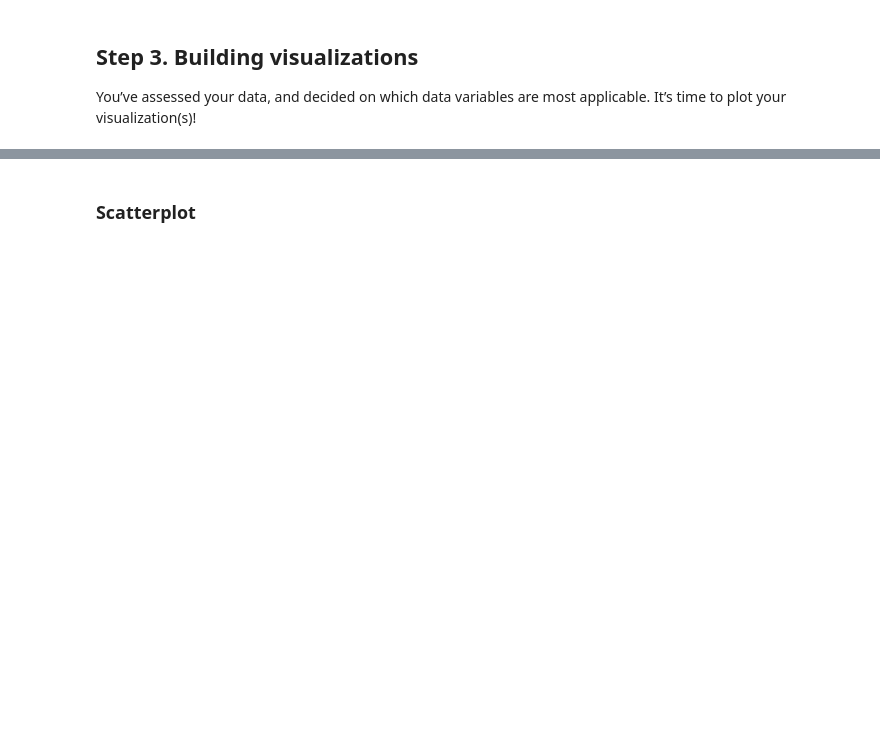
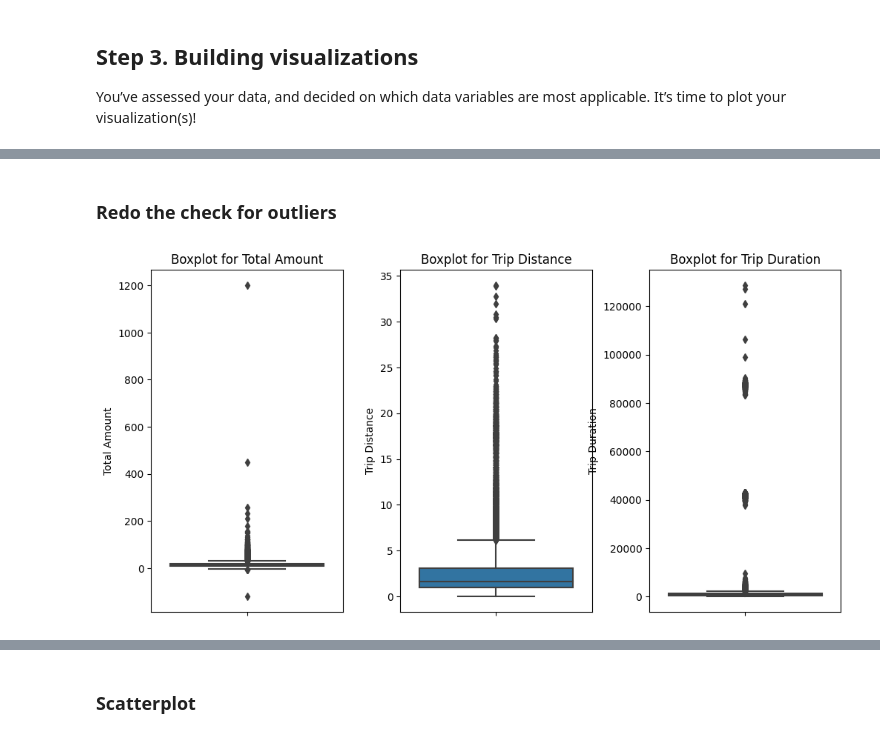
Before and after one commit to CoenMeintjes/Google_Advanced_Data_Analytics_Certificate_Projects, a Jupyter notebook: 02_exploratory_data_analysis.ipynb, the cells around one changed output, grey strips where cells are left out. Cells and saved outputs as stored; diff of their text form; code cells hidden in the pictures; blank space fills up the shorter version.

```diff
--- a/02_exploratory_data_analysis.ipynb
+++ b/02_exploratory_data_analysis.ipynb
@@ -294 +403,30 @@ plt.show()
+# %% [markdown]
+### Redo the check for outliers
+# %%
+# create the plot area
+fig, axes = plt.subplots(1, 3, figsize=(12, 6))
+
+# Box plot for total_amount
+sns.boxplot(data=df0, y='total_amount', ax=axes[0])
+axes[0].set_ylabel('Total Amount')
+axes[0].set_title('Boxplot for Total Amount')
+
+# Box plot for trip_distance
+sns.boxplot(data=df0, y='trip_distance', ax=axes[1])
+axes[1].set_ylabel('Trip Distance')
+axes[1].set_title('Boxplot for Trip Distance')
+
+# Box plot for trip_duration
+sns.boxplot(data=df0, y='trip_duration', ax=axes[2])
+axes[2].set_ylabel('Trip Duration')
+axes[2].set_title('Boxplot for Trip Duration')
+
+
+# Adjust spacing between subplots
+plt.subplots_adjust(wspace=0.3)
+
+# Show the plot
+plt.show()
+# %% [output]
+[figure, added]
 # %% [markdown]
```
Also changed, not shown: parts of 38 cells of this notebook.
